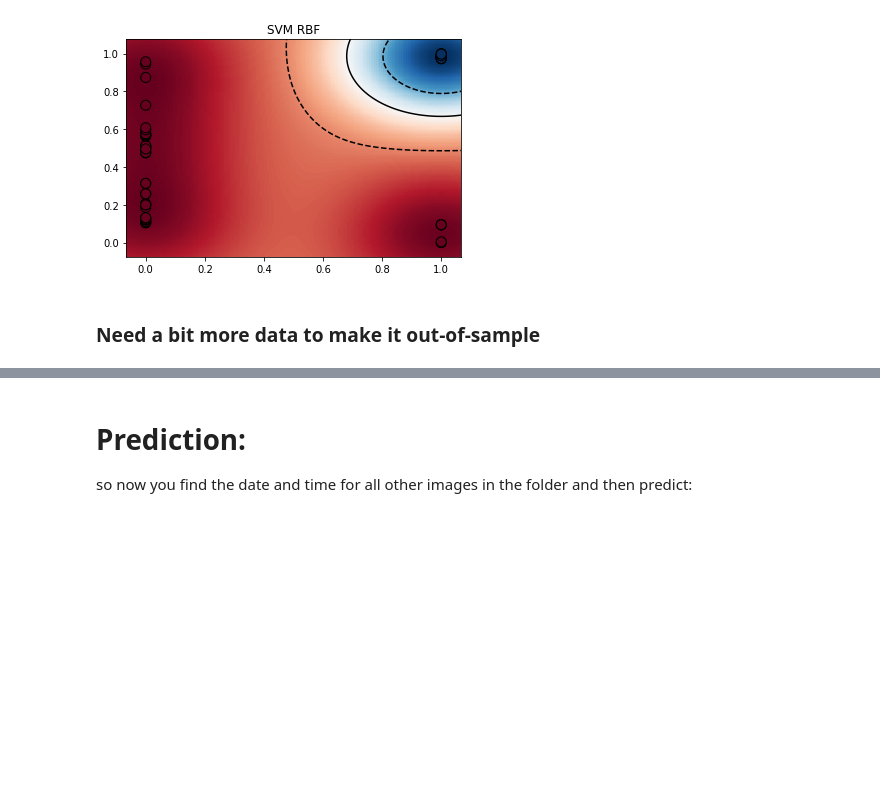
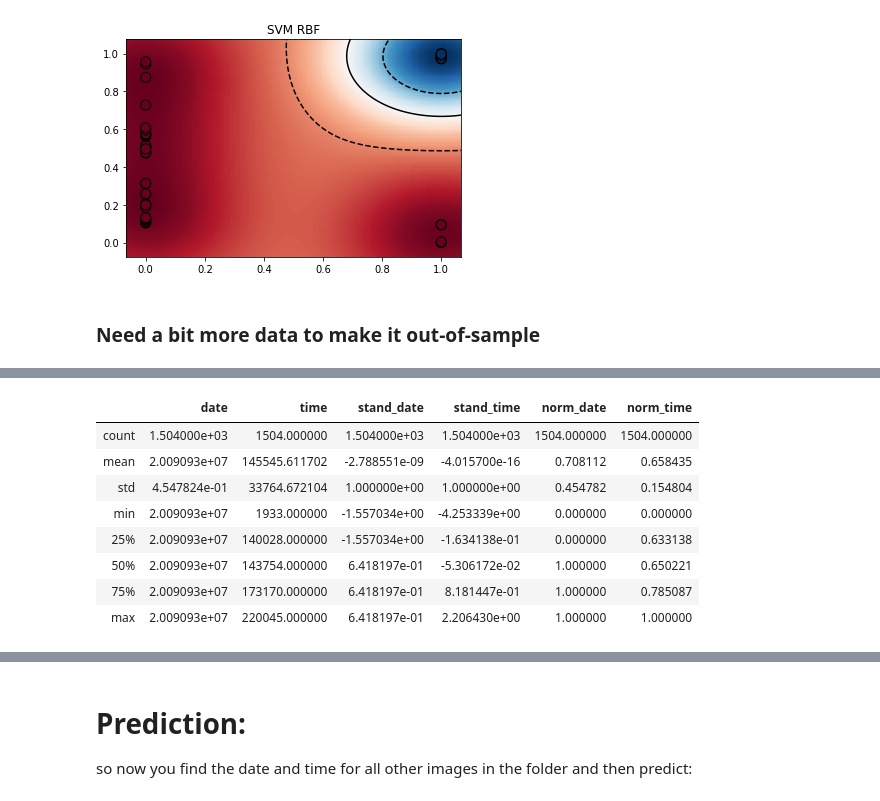
Before and after one commit to Polichinel/PhD_minsc, a Jupyter notebook: testNotebook5.ipynb, the cells around one changed output, grey strips where cells are left out. Cells and saved outputs as stored; diff of their text form; code cells hidden in the pictures; blank space fills up the shorter version.

```diff
--- a/testNotebook5.ipynb
+++ b/testNotebook5.ipynb
@@ -178,0 +259,12 @@ Text(0.5, 1.0, 'SVM RBF')
+# %%
+df_pred.describe()
+# %% [output]
+|  | date | time | stand_date | stand_time | norm_date | norm_time |
+| count | 1.504000e+03 | 1504.000000 | 1.504000e+03 | 1.504000e+03 | 1504.000000 | 1504.000000 |
+| mean | 2.009093e+07 | 145545.611702 | -2.788551e-09 | -4.015700e-16 | 0.708112 | 0.658435 |
+| std | 4.547824e-01 | 33764.672104 | 1.000000e+00 | 1.000000e+00 | 0.454782 | 0.154804 |
+| min | 2.009093e+07 | 1933.000000 | -1.557034e+00 | -4.253339e+00 | 0.000000 | 0.000000 |
+| 25% | 2.009093e+07 | 140028.000000 | -1.557034e+00 | -1.634138e-01 | 0.000000 | 0.633138 |
+| 50% | 2.009093e+07 | 143754.000000 | 6.418197e-01 | -5.306172e-02 | 1.000000 | 0.650221 |
+| 75% | 2.009093e+07 | 173170.000000 | 6.418197e-01 | 8.181447e-01 | 1.000000 | 0.785087 |
+| max | 2.009093e+07 | 220045.000000 | 6.418197e-01 | 2.206430e+00 | 1.000000 | 1.000000 |
```
Also changed, not shown: parts of 67 cells of this notebook.
